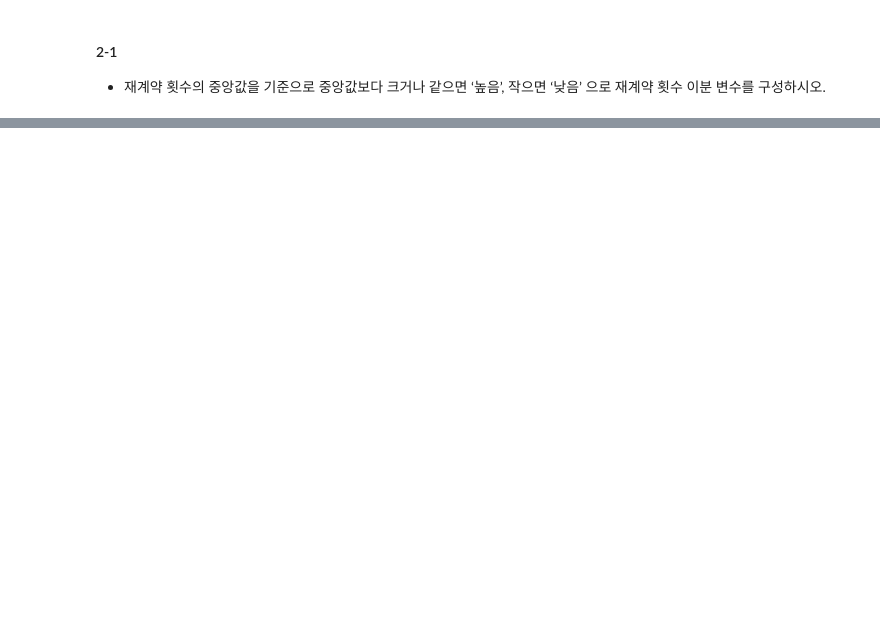
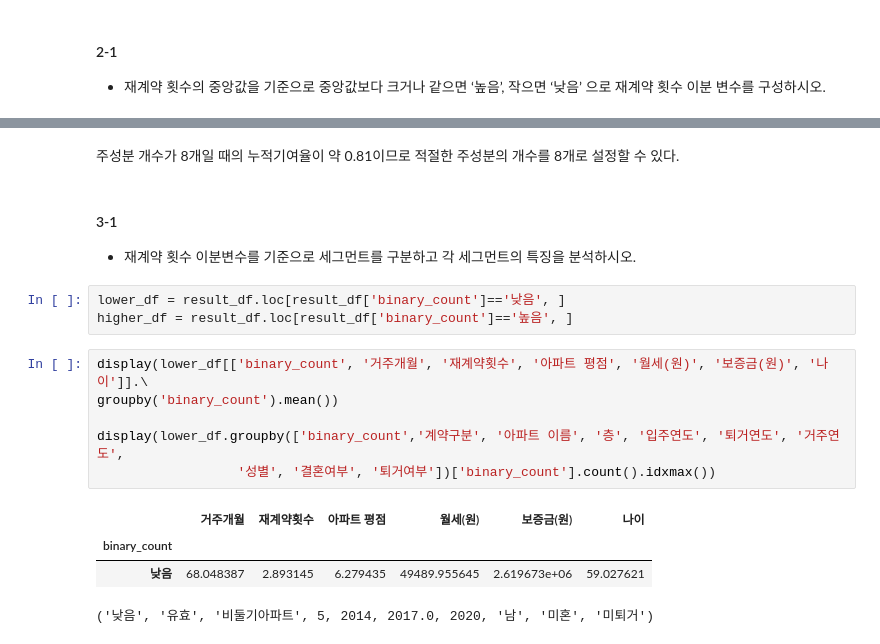
Before and after one commit to Park-Young-Bin/ADP_code, a Jupyter notebook: 29회 기출.ipynb, the cells around one changed output, grey strips where cells are left out. Cells and saved outputs as stored; diff of their text form; blank space fills up the shorter version.

```diff
--- a/29회 기출.ipynb
+++ b/29회 기출.ipynb
@@ -141,0 +180,19 @@ result_df.loc[out_index, '보증금(원)'] = np.mean(result_df['보증금(원)']
+# %% [markdown]
+주성분 개수가 8개일 때의 누적기여율이 약 0.81이므로 적절한 주성분의 개수를 8개로 설정할 수 있다.
+# %% [markdown]
+#### 3-1
+- 재계약 횟수 이분변수를 기준으로 세그먼트를 구분하고 각 세그먼트의 특징을 분석하시오.
+# %%
+lower_df = result_df.loc[result_df['binary_count']=='낮음', ]
+higher_df = result_df.loc[result_df['binary_count']=='높음', ]
+# %%
+display(lower_df[['binary_count', '거주개월', '재계약횟수', '아파트 평점', '월세(원)', '보증금(원)', '나이']].\
+groupby('binary_count').mean())
+
+display(lower_df.groupby(['binary_count','계약구분', '아파트 이름', '층', '입주연도', '퇴거연도', '거주연도',
+                  '성별', '결혼여부', '퇴거여부'])['binary_count'].count().idxmax())
+# %% [output]
+|  | 거주개월 | 재계약횟수 | 아파트 평점 | 월세(원) | 보증금(원) | 나이 |
+| binary_count |  |  |  |  |  |  |
+| 낮음 | 68.048387 | 2.893145 | 6.279435 | 49489.955645 | 2.619673e+06 | 59.027621 |
+('낮음', '유효', '비둘기아파트', 5, 2014, 2017.0, 2020, '남', '미혼', '미퇴거')
```
Also changed, not shown: parts of 11 cells of this notebook.
